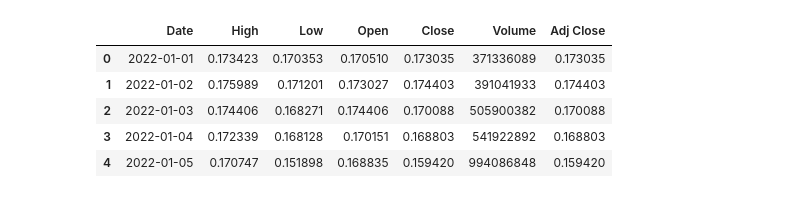
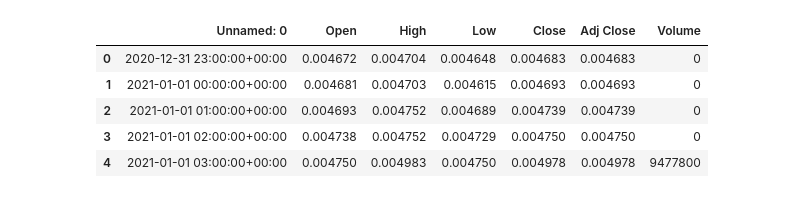
Before and after one commit to Strifee/crypto_trading, a Jupyter notebook: EDA.ipynb, the cells around one changed output. Drawn from its saved outputs; the diff is of its cells as text; code cells hidden in the pictures.

```diff
--- a/EDA.ipynb
+++ b/EDA.ipynb
@@ -10,13 +10,13 @@ You should consider upgrading via the 'c:\users\soumm\anaconda3\python.exe -m pi
 import pandas as pd
 import plotly as plt
 # %%
-df = pd.read_csv("data/data.csv")
+df = pd.read_csv("data/doge_data.csv")
 
 df.head()
 # %% [output]
-|  | Date | High | Low | Open | Close | Volume | Adj Close |
-| 0 | 2022-01-01 | 0.173423 | 0.170353 | 0.170510 | 0.173035 | 371336089 | 0.173035 |
-| 1 | 2022-01-02 | 0.175989 | 0.171201 | 0.173027 | 0.174403 | 391041933 | 0.174403 |
-| 2 | 2022-01-03 | 0.174406 | 0.168271 | 0.174406 | 0.170088 | 505900382 | 0.170088 |
-| 3 | 2022-01-04 | 0.172339 | 0.168128 | 0.170151 | 0.168803 | 541922892 | 0.168803 |
-| 4 | 2022-01-05 | 0.170747 | 0.151898 | 0.168835 | 0.159420 | 994086848 | 0.159420 |
+|  | Unnamed: 0 | Open | High | Low | Close | Adj Close | Volume |
+| 0 | 2020-12-31 23:00:00+00:00 | 0.004672 | 0.004704 | 0.004648 | 0.004683 | 0.004683 | 0 |
+| 1 | 2021-01-01 00:00:00+00:00 | 0.004681 | 0.004703 | 0.004615 | 0.004693 | 0.004693 | 0 |
+| 2 | 2021-01-01 01:00:00+00:00 | 0.004693 | 0.004752 | 0.004689 | 0.004739 | 0.004739 | 0 |
+| 3 | 2021-01-01 02:00:00+00:00 | 0.004738 | 0.004752 | 0.004729 | 0.004750 | 0.004750 | 0 |
+| 4 | 2021-01-01 03:00:00+00:00 | 0.004750 | 0.004983 | 0.004750 | 0.004978 | 0.004978 | 9477800 |
```
Also changed, not shown: parts of 5 cells of this notebook.
